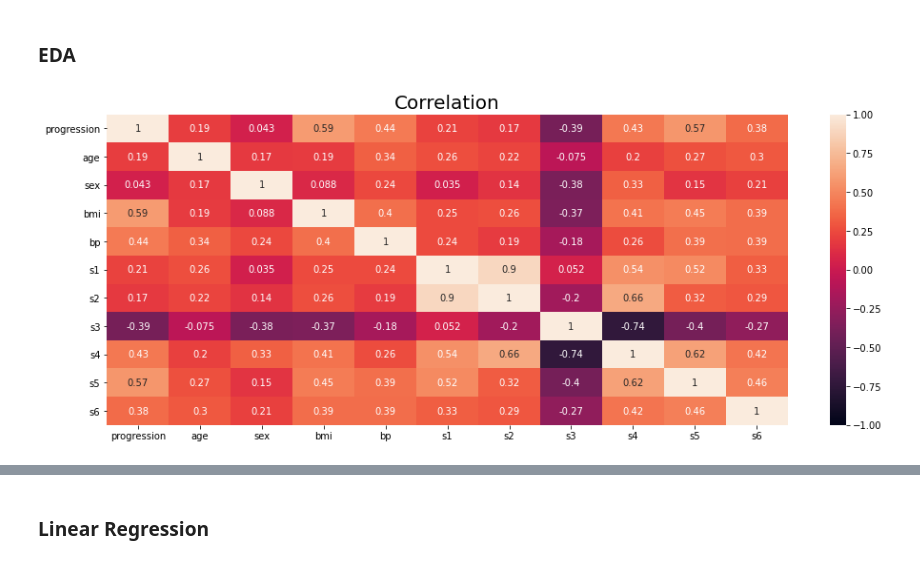
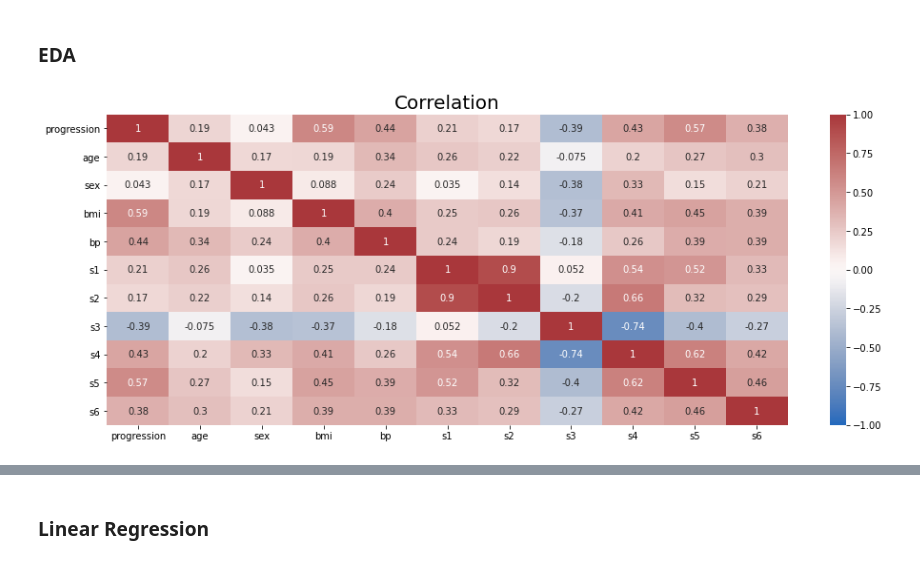
Before and after one commit to edkrueger/lasso-demo, a Jupyter notebook: notebooks/1-pratical.ipynb, the cells around one changed output, grey strips where cells are left out. Drawn from its saved outputs; the diff is of its cells as text; code cells hidden in the pictures.

Commit message:
Change the correlation plots colormap and add plot for abs corr.

```diff
--- a/notebooks/1-pratical.ipynb
+++ b/notebooks/1-pratical.ipynb
@@ -41,20 +41,15 @@ plot_df = plot_df[display_order]
 # %%
 def plot_save_correlation():
     plt.figure(figsize=(16, 6))
 
-    sns.heatmap(
-        plot_df.corr(),
-        vmin=-1,
-        vmax=1,
-        annot=True,
-    )
+    sns.heatmap(plot_df.corr(), vmin=-1, vmax=1, center=0, annot=True, cmap="vlag")
 
     plt.title("Correlation", fontsize=20)
 
     plt.savefig("../static/correlation.png", format="png")
     plt.show()
 
 
 plot_save_correlation()
 # %% [output]
-[figure, old version]
+[figure, new version]
```
Also changed, not shown: parts of 1 cell of this notebook, 2 other files.
